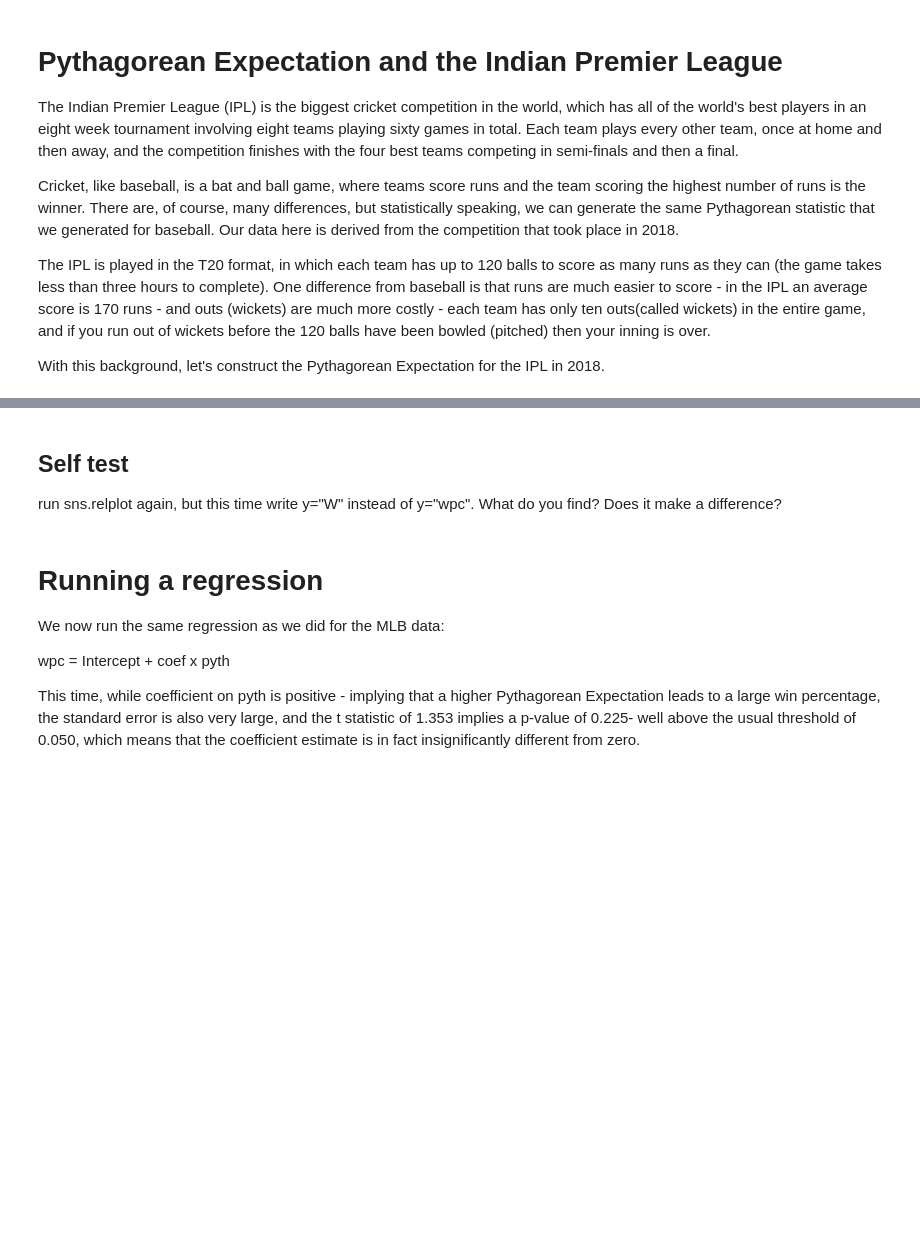
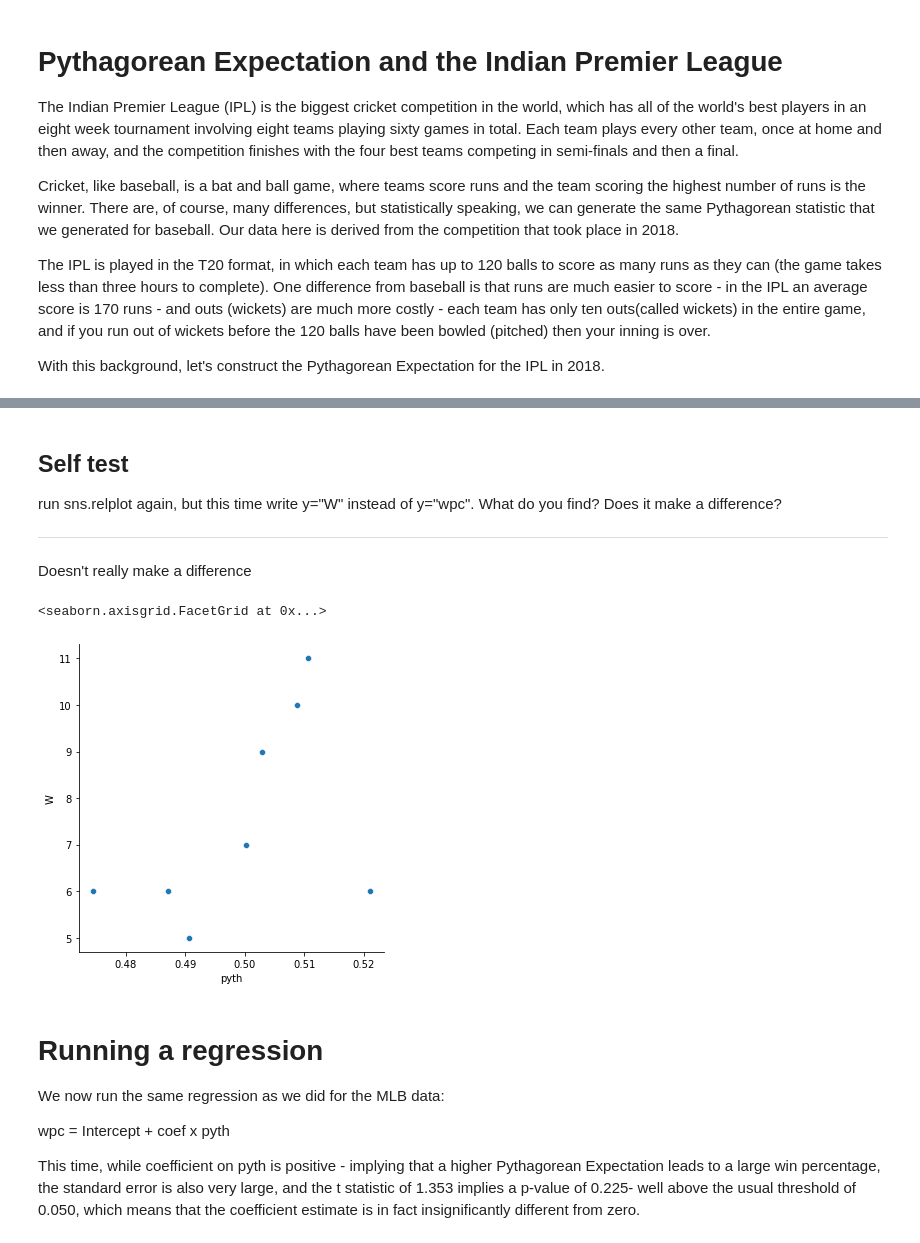
Before and after one commit to raphhbw/Sports_Performance_Analytics, a Jupyter notebook: Foundations of Sports Analytics/Lecture Notebooks/Week 1/2 Pythagorean expectation and the IPL.ipynb, the cells around one changed output, grey strips where cells are left out. Saved outputs shown, nothing was run; the diff lists cells and outputs as text; code cells hidden in the pictures; blank space fills up the shorter version.

```diff
--- a/Foundations of Sports Analytics/Lecture Notebooks/Week 1/2 Pythagorean expectation and the IPL.ipynb
+++ b/Foundations of Sports Analytics/Lecture Notebooks/Week 1/2 Pythagorean expectation and the IPL.ipynb
@@ -41,6 +62,6 @@ IPL18['count']=1
 # Now we use a .groupby command to aggregate the performance of home teams during the season. Compare back to the MLB notebook
 # to see how similar the commands are.
 
-IPLhome = IPL18.groupby('home_team')['count','hwin', 'htruns','atruns'].sum().reset_index()
+IPLhome = IPL18.groupby('home_team')[['count','hwin', 'htruns','atruns']].sum().reset_index()
 IPLhome = IPLhome.rename(columns={'home_team':'team','count':'Ph','htruns':'htrunsh','atruns':'atrunsh'})
 IPLhome
@@ -47,6 +78,6 @@ IPLhome
 # %%
 # Now we aggregate the performance of away teams in a different df.
 
-IPLaway = IPL18.groupby('away_team')['count','awin', 'htruns','atruns'].sum().reset_index()
+IPLaway = IPL18.groupby('away_team')[['count','awin', 'htruns','atruns']].sum().reset_index()
 IPLaway = IPLaway.rename(columns={'away_team':'team','count':'Pa','htruns':'htrunsa','atruns':'atrunsa'})
 IPLaway
@@ -78,6 +152,16 @@ sns.relplot(x="pyth", y="wpc", data =IPL18)
 ## Self test
 
 run sns.relplot again, but this time write y="W" instead of y="wpc". What do you find? Does it make a difference?
+___
+Doesn't really make a difference
+# %%
+# Having prepared the data, we are now ready to examine it. First, we generate and xy plot use the Seaborn package.
+# Unlike the MLB case, we can see that there is a very weak correlation between win percentage and the Pythagorean Expectation.
+
+sns.relplot(x="pyth", y="W", data =IPL18)
+# %% [output]
+<seaborn.axisgrid.FacetGrid at 0x...>
+[figure, added]
 # %% [markdown]
 # Running a regression
 
```
Also changed, not shown: parts of 10 cells of this notebook, 1 other file.
